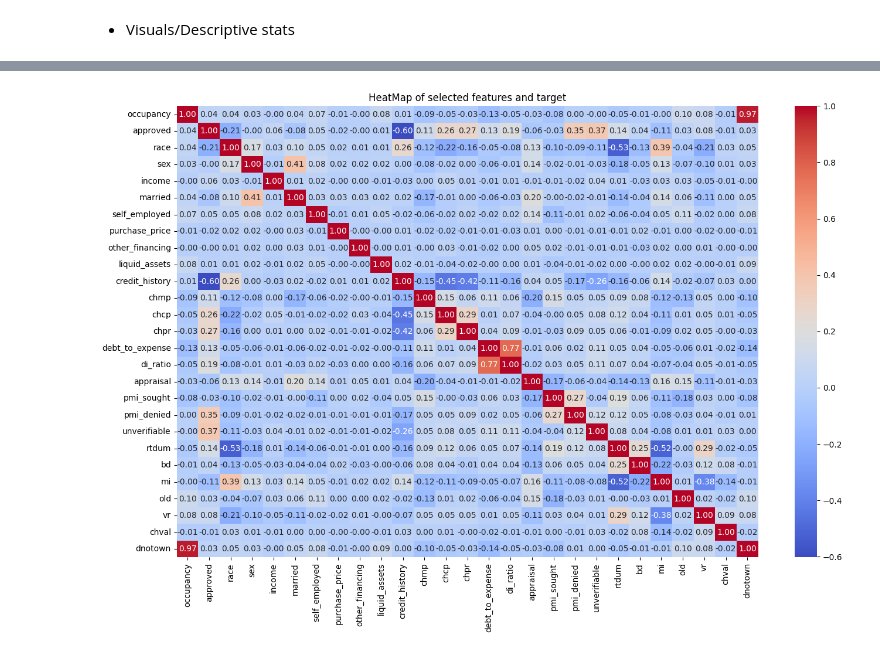
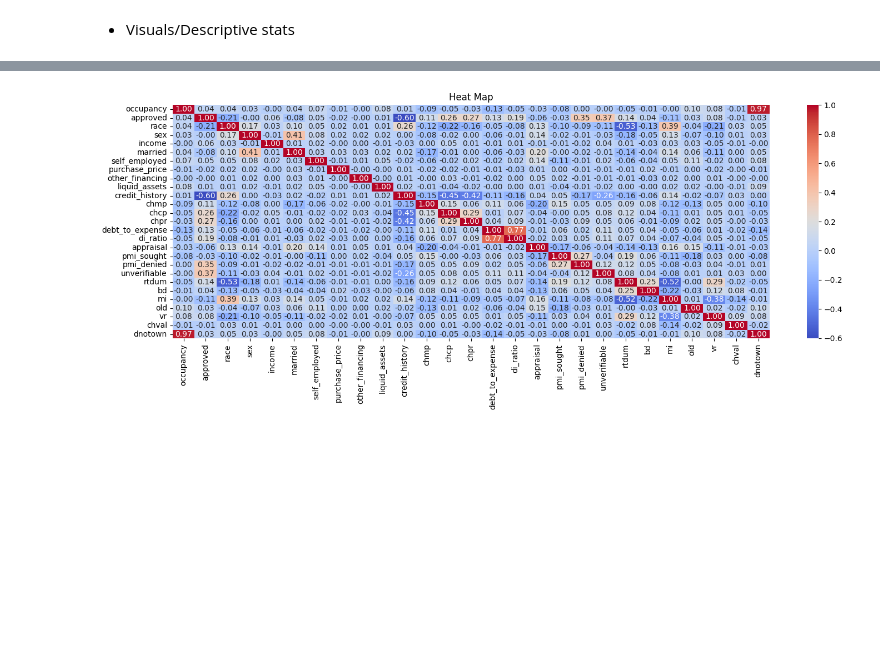
Before and after one commit to nickkats1/sklearn_only, a Jupyter notebook: hmda/notebooks/_05_eda.ipynb, the cells around one changed output, grey strips where cells are left out. Cells and saved outputs as stored; diff of their text form; code cells hidden in the pictures; blank space fills up the shorter version.

```diff
--- a/hmda/notebooks/_05_eda.ipynb
+++ b/hmda/notebooks/_05_eda.ipynb
@@ -8,7 +8,7 @@ import matplotlib.pyplot as plt
 import seaborn as sns
 
 # features
-from src.data.features import Features
+from src.data.feature_engineering import FeatureEngineering
 
 # helpers
 from helpers.config import load_config
@@ -16,36 +16,17 @@ from helpers.config import load_config
 # pandas
 import pandas as pd
 
-class EDA:
-    """Utility class to visualize features and targets of the cleaned data"""
-
-    def __init__(self, config: dict, data: Features | None = None):
-        """Initialize Exlanatory Data Anaylsis class.
-
-        Args:
-            config (dict): A configuration file consisting of features, targets, file paths, ect.
-            data (Features): cleaned data with selected features module.
-        """
-        self.config = config or load_config()
-        self.data = data or Features(self.config)
-
-    def heatmap(self) -> None:
-        """Heat map of the features to show correlation."""
-        try:
-            data = self.data.select_features()
-            plt.figure(figsize=(16,10))
-            sns.heatmap(data.corr(), annot=True, cmap="coolwarm", fmt=".2f")
-            plt.title("HeatMap of selected features and target")
-            plt.show()
-        except Exception as e:
-            return f"Error with heatmap: {e}"
-
-    def descriptive_stats(self) -> None:
-        """Plots of various variables."""
-        try:
-            plt.figure(figsize=(15,10))
-            plt.
 
 
-heatmap = EDA(config=load_config()).heatmap()
+
+# data
+config = load_config()
+df = FeatureEngineering(config).select_features()
+
+
+plt.figure(figsize=(15,6))
+sns.heatmap(df.corr(), annot=True, cmap="coolwarm", fmt=".2f")
+plt.title("Heat Map")
+plt.tight_layout()
+plt.show()
 # %% [output]
@@ -53 +34 @@ heatmap = EDA(config=load_config()).heatmap()
-[figure, old version]
+[figure, new version]
```
Also changed, not shown: parts of 3 cells of this notebook, 27 other files.
